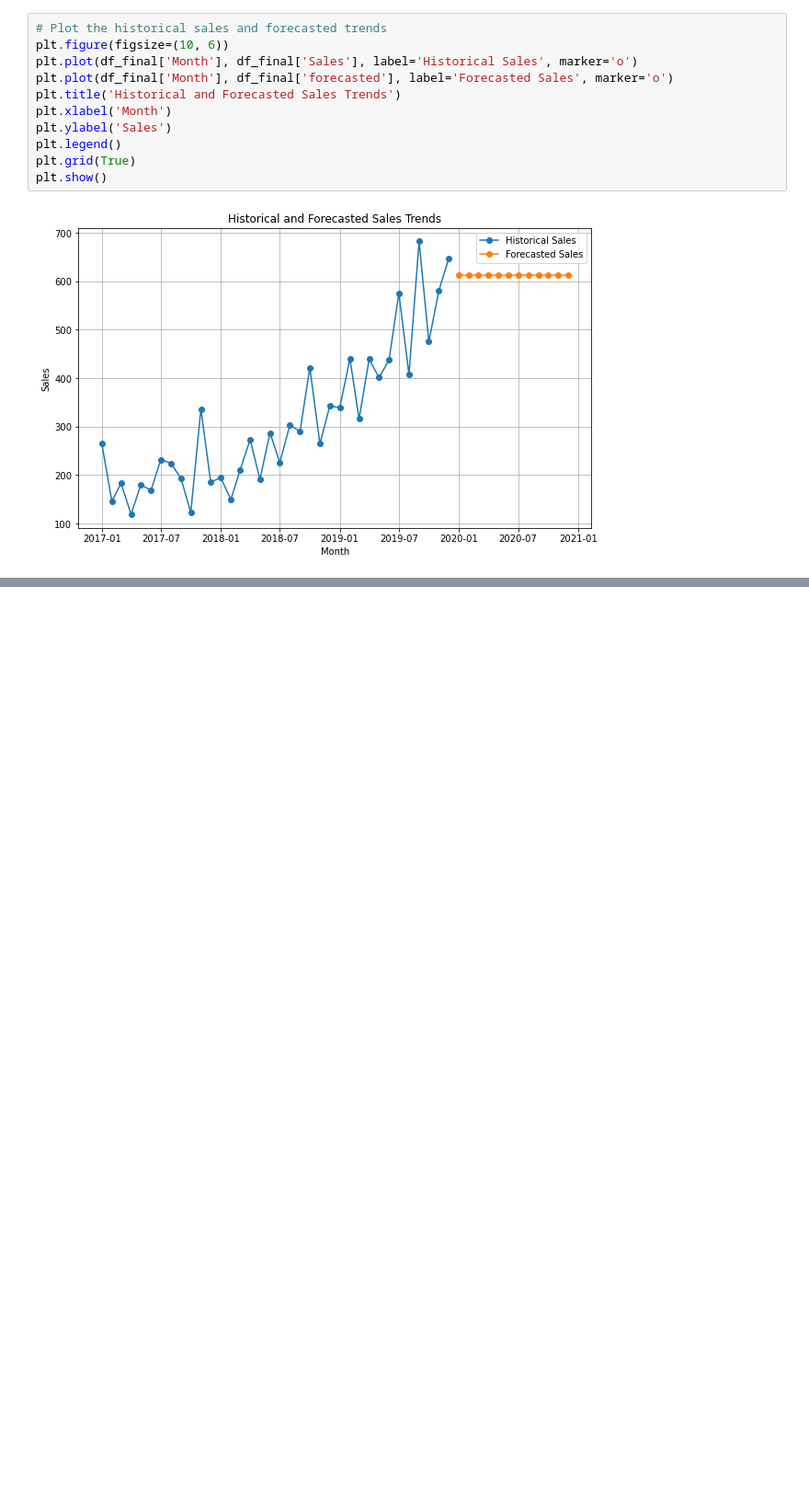
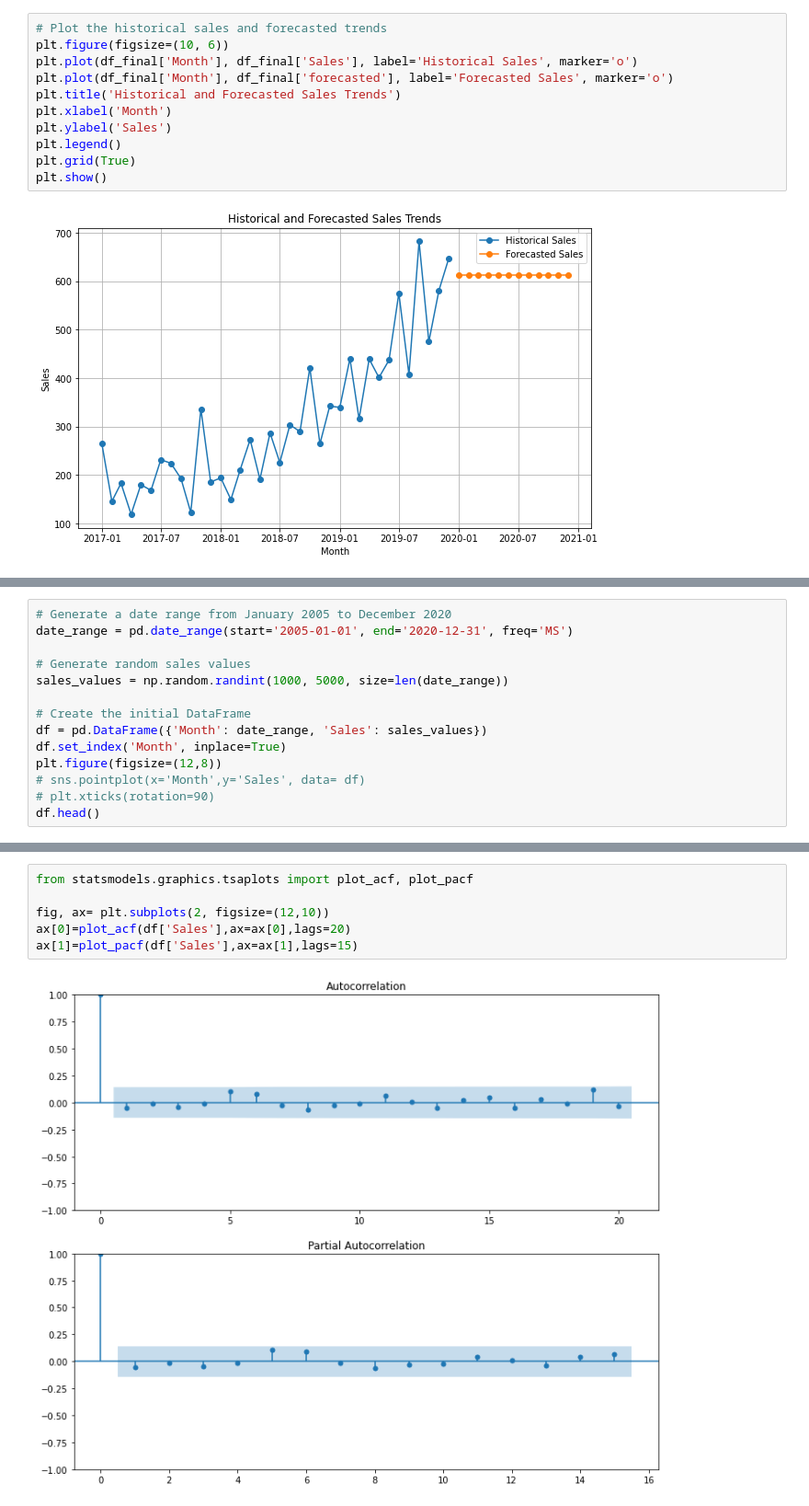
Before and after one commit to Zeeshan-99/sales_forecasting, a Jupyter notebook: Rough_timeSeries_Forecasting.ipynb, the cells around one changed output, grey strips where cells are left out. Shown at 92% size. Drawn from its saved outputs; the diff is of its cells as text; blank space fills up the shorter version.

```diff
--- a/Rough_timeSeries_Forecasting.ipynb
+++ b/Rough_timeSeries_Forecasting.ipynb
@@ -199,0 +333,14 @@ plt.show()
+# %%
+# Generate a date range from January 2005 to December 2020
+date_range = pd.date_range(start='2005-01-01', end='2020-12-31', freq='MS')
+
+# Generate random sales values
+sales_values = np.random.randint(1000, 5000, size=len(date_range))
+
+# Create the initial DataFrame
+df = pd.DataFrame({'Month': date_range, 'Sales': sales_values})
+df.set_index('Month', inplace=True)
+plt.figure(figsize=(12,8))
+# sns.pointplot(x='Month',y='Sales', data= df)
+# plt.xticks(rotation=90)
+df.head()
@@ -199,0 +391,8 @@ plt.show()
+# %%
+from statsmodels.graphics.tsaplots import plot_acf, plot_pacf
+
+fig, ax= plt.subplots(2, figsize=(12,10))
+ax[0]=plot_acf(df['Sales'],ax=ax[0],lags=20)
+ax[1]=plot_pacf(df['Sales'],ax=ax[1],lags=15)
+# %% [output]
+[figure, added]
```
Also changed, not shown: parts of 57 cells of this notebook, 13 other files.
